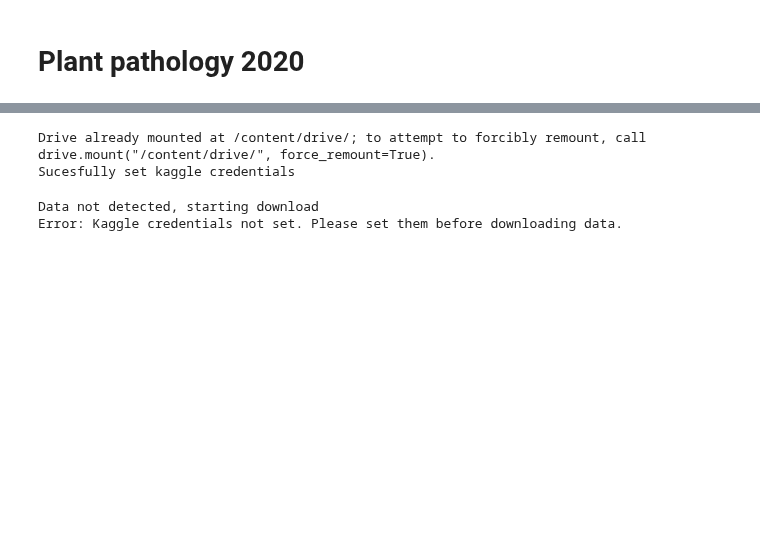
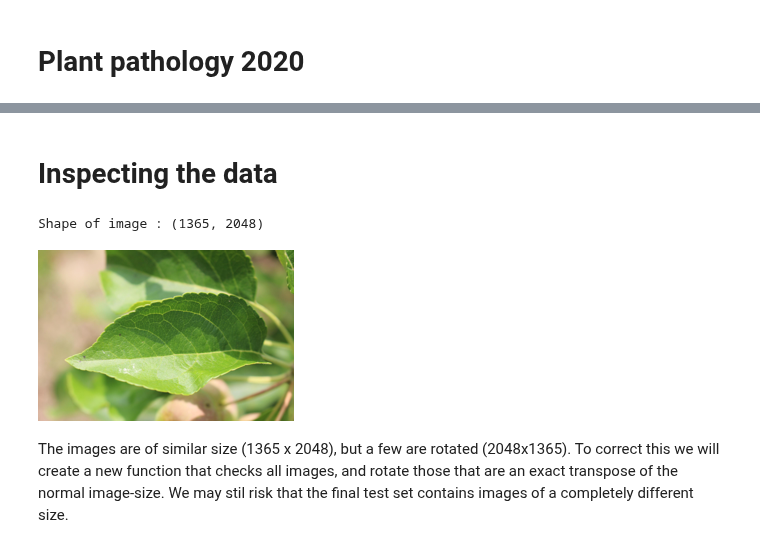
Before and after one commit to jalkestrup/fastai_course, a Jupyter notebook: 10_final_project/apple_disease_v2.ipynb, the cells around one changed output, grey strips where cells are left out. Drawn from its saved outputs; the diff is of its cells as text; code cells hidden in the pictures; blank space fills up the shorter version.

```diff
--- a/10_final_project/apple_disease_v2.ipynb
+++ b/10_final_project/apple_disease_v2.ipynb
@@ -127,11 +51,19 @@ Error: Kaggle credentials not set. Please set them before downloading data.
-# %%
-
-set_kaggle_credentials(colab_flag)
-# %% [output]
-Drive already mounted at /content/drive/; to attempt to forcibly remount, call drive.mount("/content/drive/", force_remount=True).
-Sucesfully set kaggle credentials
-# %%
-download_kaggle_data(kaggle_dataset)
-# %% [output]
-Data not detected, starting download
-Error: Kaggle credentials not set. Please set them before downloading data.
+# %% [markdown]
+# Inspecting the data
+# %%
+import timm
+from fastai.vision.all import *
+
+path = Path('plant-pathology-2020-fgvc7')
+
+image_path = path/'images'
+image_files = get_image_files(image_path)
+# %%
+img = PILImage.create(image_files[3])
+print(f'Shape of image : {img.shape}')
+img.to_thumb(256)
+# %% [output]
+Shape of image : (1365, 2048)
+[figure, added]
+# %% [markdown]
+The images are of similar size (1365 x 2048), but a few are rotated (2048x1365). To correct this we will create a new function that checks all images, and rotate those that are an exact transpose of the normal image-size. We may stil risk that the final test set contains images of a completely different size.
```
Also changed, not shown: parts of 21 cells of this notebook.
